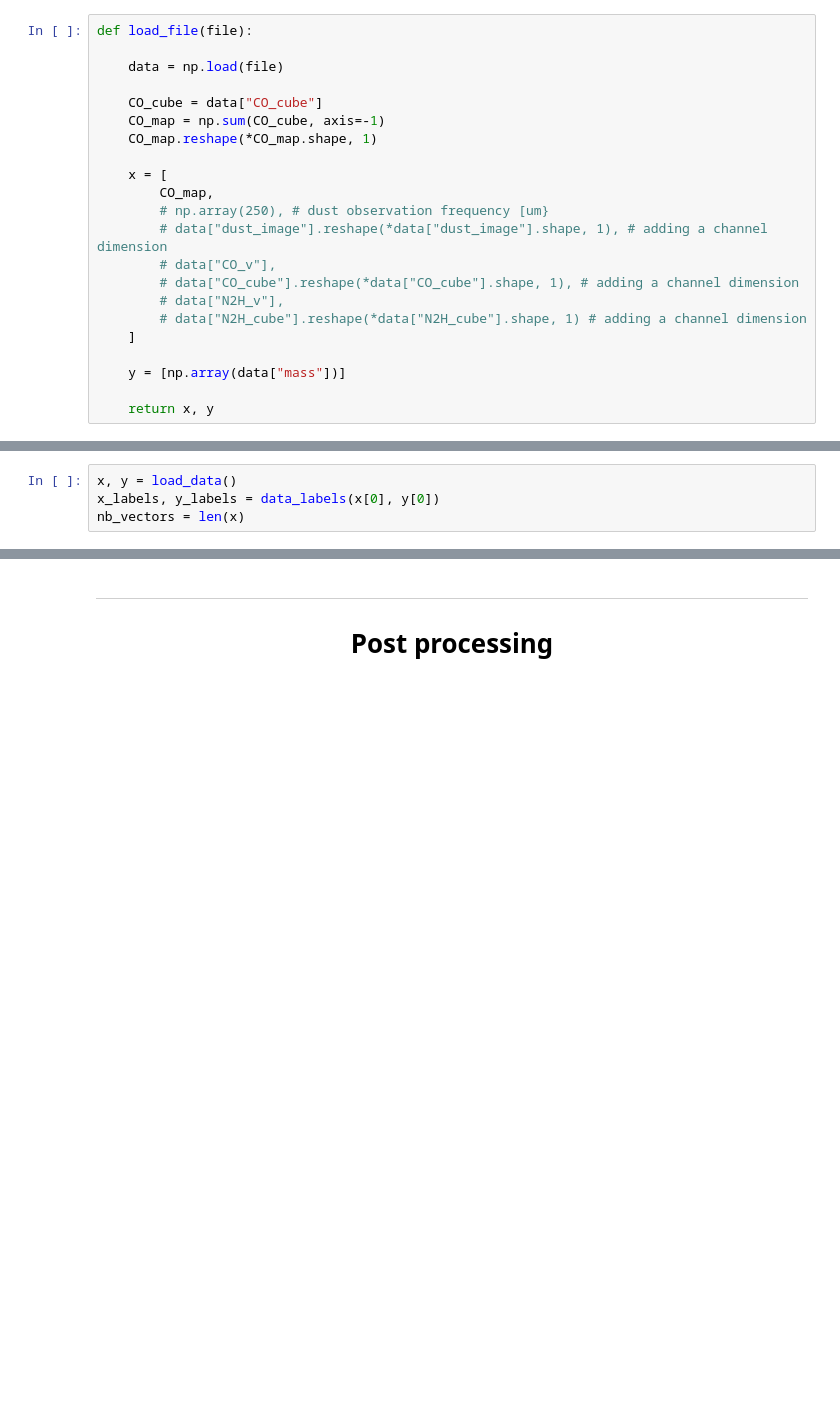
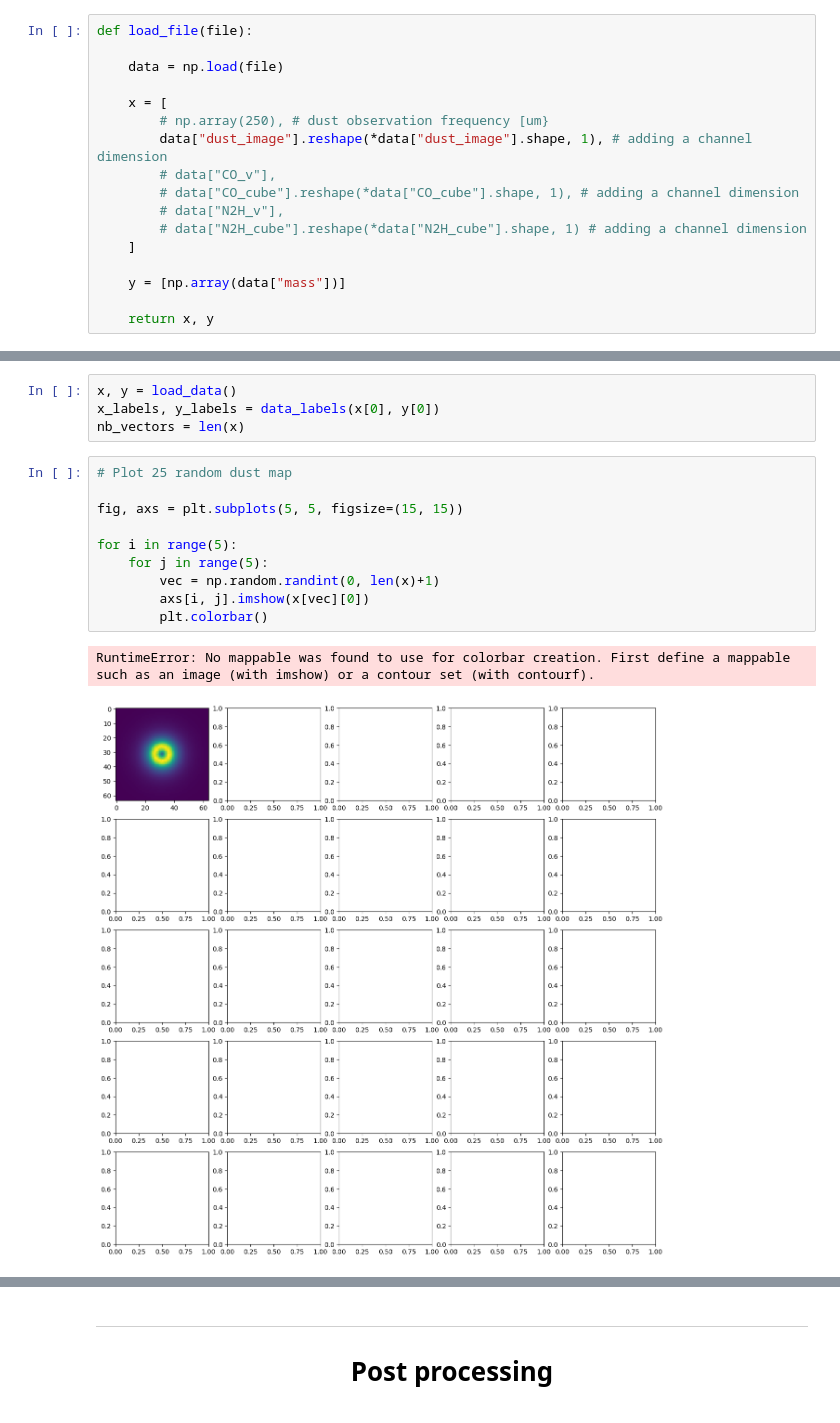
Before and after one commit to LeiRoF/M2-Internship, a Jupyter notebook: Train_Model_Sandbox.ipynb, the cells around one changed output, grey strips where cells are left out. Saved outputs shown, nothing was run; the diff lists cells and outputs as text; blank space fills up the shorter version.

```diff
--- a/Train_Model_Sandbox.ipynb
+++ b/Train_Model_Sandbox.ipynb
@@ -83,14 +83,9 @@ def load_file(file):
 
     data = np.load(file)
 
-    CO_cube = data["CO_cube"]
-    CO_map = np.sum(CO_cube, axis=-1)
-    CO_map.reshape(*CO_map.shape, 1)
-
     x = [
-        CO_map,
         # np.array(250), # dust observation frequency [um}
-        # data["dust_image"].reshape(*data["dust_image"].shape, 1), # adding a channel dimension
+        data["dust_image"].reshape(*data["dust_image"].shape, 1), # adding a channel dimension
         # data["CO_v"],
         # data["CO_cube"].reshape(*data["CO_cube"].shape, 1), # adding a channel dimension
         # data["N2H_v"],
@@ -133,4 +128,17 @@ def load_data() -> tuple[np.ndarray, tuple[np.ndarray, np.ndarray, np.ndarray]]:
 x, y = load_data()
 x_labels, y_labels = data_labels(x[0], y[0])
 nb_vectors = len(x)
+# %%
+# Plot 25 random dust map
+
+fig, axs = plt.subplots(5, 5, figsize=(15, 15))
+
+for i in range(5):
+    for j in range(5):
+        vec = np.random.randint(0, len(x)+1)
+        axs[i, j].imshow(x[vec][0])
+        plt.colorbar()
+# %% [output]
+RuntimeError: No mappable was found to use for colorbar creation. First define a mappable such as an image (with imshow) or a contour set (with contourf).
+[figure, added]
 # %%
```
Also changed, not shown: parts of 16 cells of this notebook, 5 other files.
